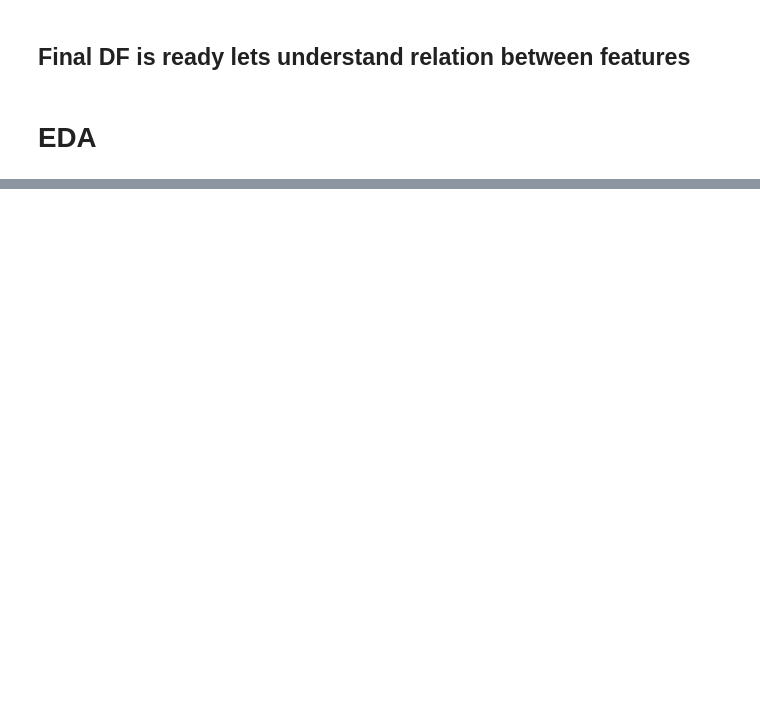
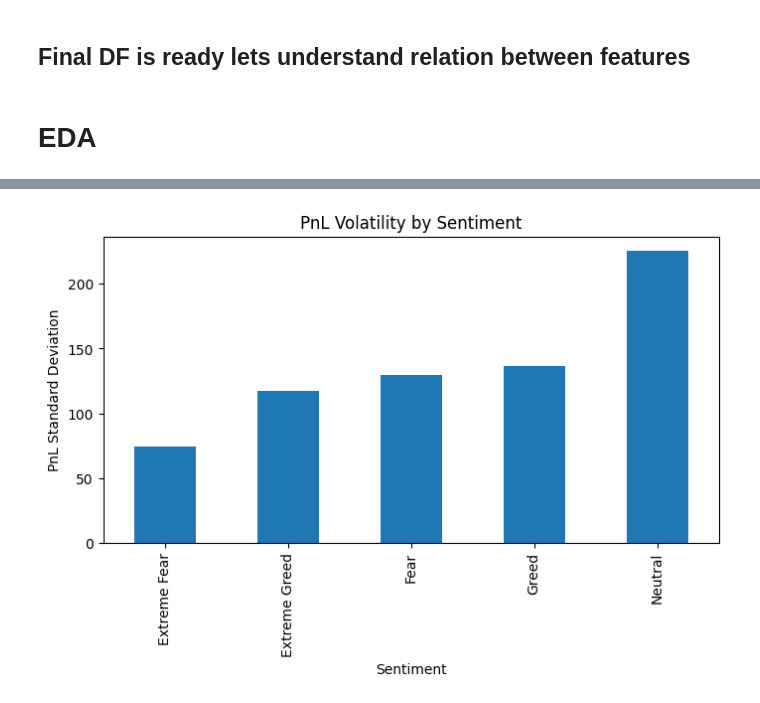
Before and after one commit to PratiikJagtap/Bitcoin-Market-Sentiment-Analysis-System, a Jupyter notebook: Notebook_1.ipynb, the cells around one changed output, grey strips where cells are left out. Saved outputs shown, nothing was run; the diff lists cells and outputs as text; code cells hidden in the pictures; blank space fills up the shorter version.

```diff
--- a/Notebook_1.ipynb
+++ b/Notebook_1.ipynb
@@ -300,0 +453,7 @@ final_df
+# %%
+final_df.groupby("classification")["avg_pnl"].std().plot(kind="bar", figsize=(8,4), title="PnL Volatility by Sentiment")
+plt.ylabel("PnL Standard Deviation")
+plt.xlabel("Sentiment")
+plt.show()
+# %% [output]
+[figure, added]
```
Also changed, not shown: parts of 19 cells of this notebook.
